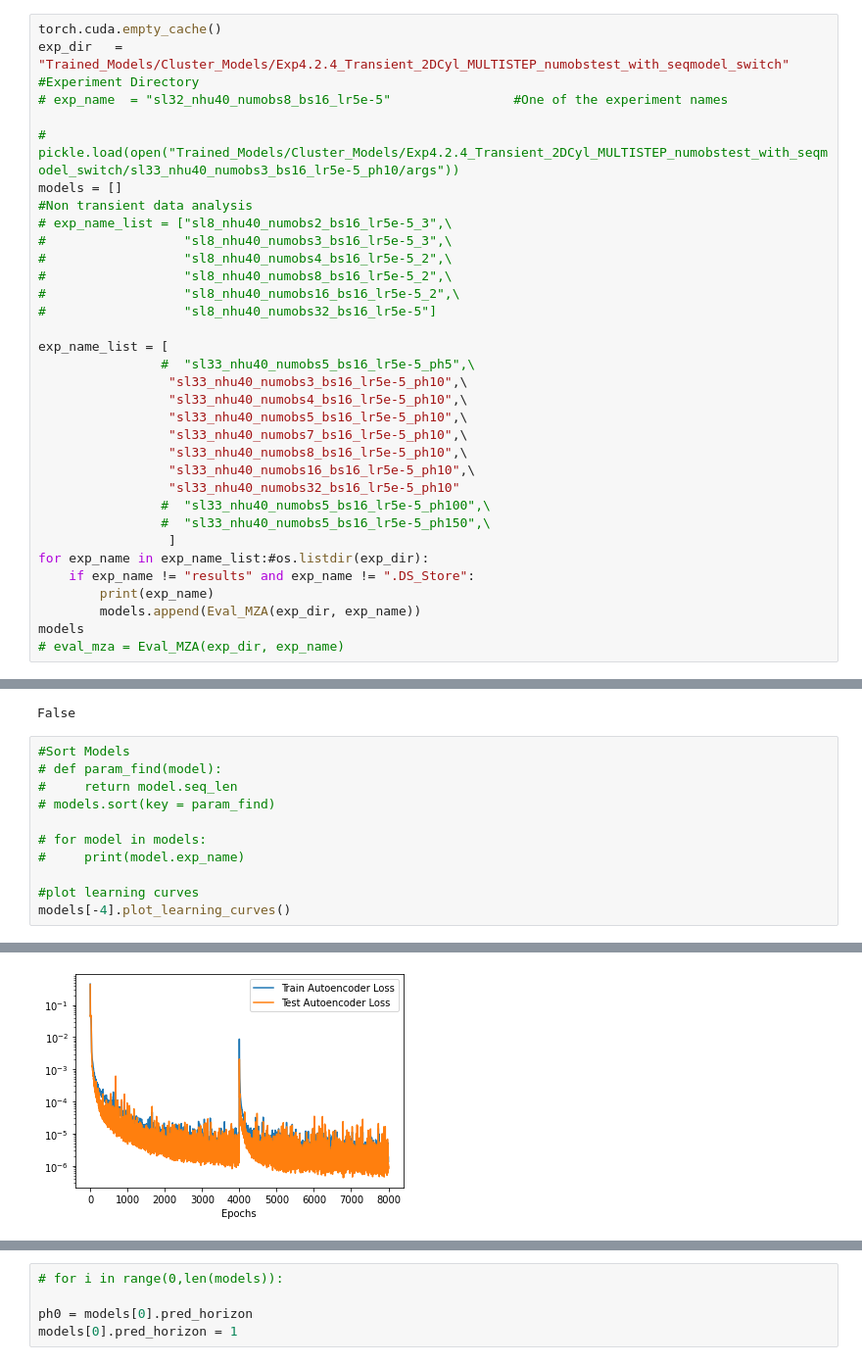
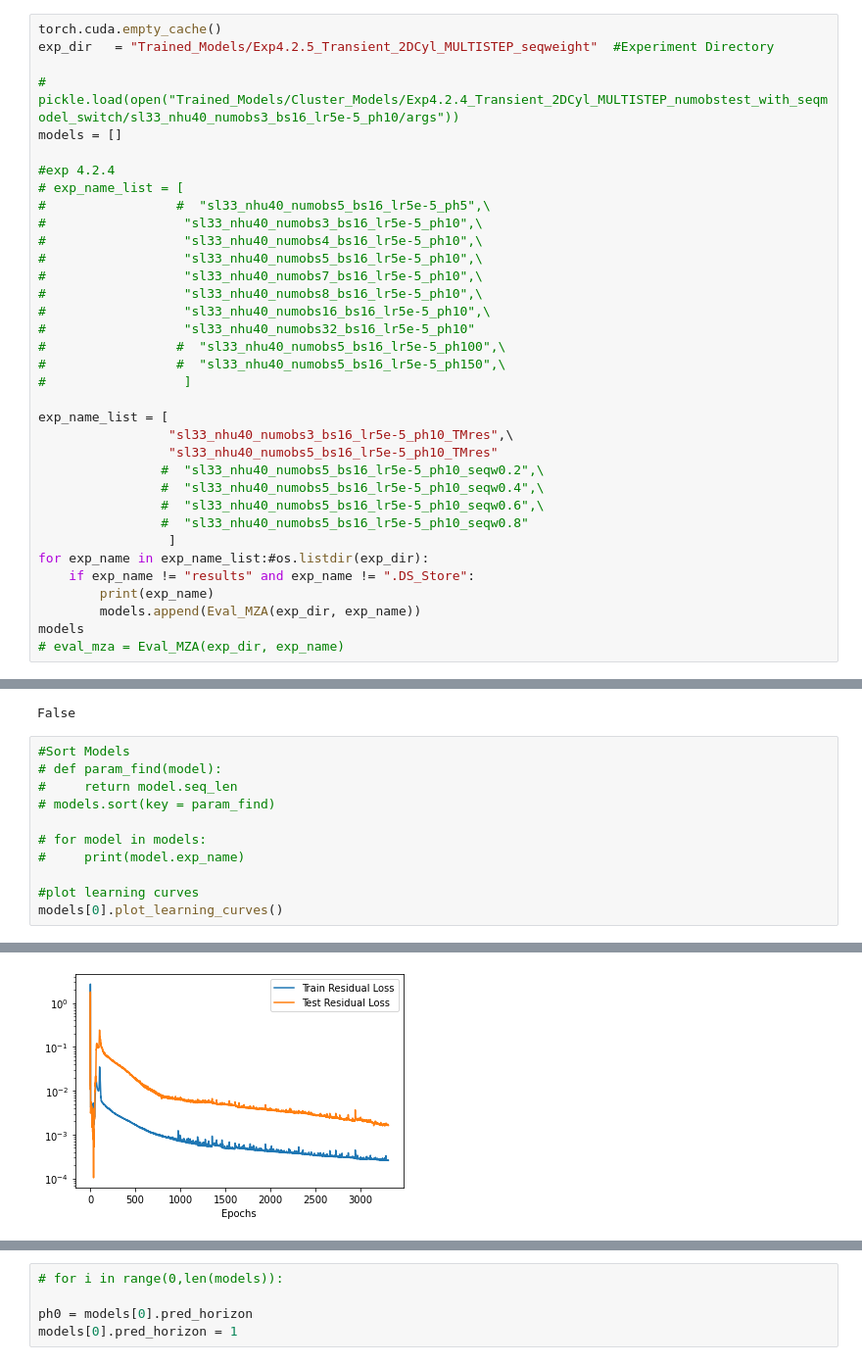
Before and after one commit to RigasLab/MZ-AE, a Jupyter notebook: Notebooks/eval_model_notebook_2Dcyl_multimodel_multistep_Exp4.2.4.ipynb, the cells around one changed output, grey strips where cells are left out. Shown at 98% size. Cells and saved outputs as stored; diff of their text form.

```diff
--- a/Notebooks/eval_model_notebook_2Dcyl_multimodel_multistep_Exp4.2.4.ipynb
+++ b/Notebooks/eval_model_notebook_2Dcyl_multimodel_multistep_Exp4.2.4.ipynb
@@ -16,30 +16,32 @@ import matplotlib.pyplot as plt
 import pandas as pd
 # %%
 torch.cuda.empty_cache()
-exp_dir   = "Trained_Models/Cluster_Models/Exp4.2.4_Transient_2DCyl_MULTISTEP_numobstest_with_seqmodel_switch"  #Experiment Directory
-# exp_name  = "sl32_nhu40_numobs8_bs16_lr5e-5"                #One of the experiment names
+exp_dir   = "Trained_Models/Exp4.2.5_Transient_2DCyl_MULTISTEP_seqweight"  #Experiment Directory
 
 # pickle.load(open("Trained_Models/Cluster_Models/Exp4.2.4_Transient_2DCyl_MULTISTEP_numobstest_with_seqmodel_switch/sl33_nhu40_numobs3_bs16_lr5e-5_ph10/args"))
 models = []
-#Non transient data analysis
-# exp_name_list = ["sl8_nhu40_numobs2_bs16_lr5e-5_3",\
-#                  "sl8_nhu40_numobs3_bs16_lr5e-5_3",\
-#                  "sl8_nhu40_numobs4_bs16_lr5e-5_2",\
-#                  "sl8_nhu40_numobs8_bs16_lr5e-5_2",\
-#                  "sl8_nhu40_numobs16_bs16_lr5e-5_2",\
-#                  "sl8_nhu40_numobs32_bs16_lr5e-5"]
+
+#exp 4.2.4
+# exp_name_list = [
+#                 #  "sl33_nhu40_numobs5_bs16_lr5e-5_ph5",\
+#                  "sl33_nhu40_numobs3_bs16_lr5e-5_ph10",\
+#                  "sl33_nhu40_numobs4_bs16_lr5e-5_ph10",\
+#                  "sl33_nhu40_numobs5_bs16_lr5e-5_ph10",\
+#                  "sl33_nhu40_numobs7_bs16_lr5e-5_ph10",\
+#                  "sl33_nhu40_numobs8_bs16_lr5e-5_ph10",\
+#                  "sl33_nhu40_numobs16_bs16_lr5e-5_ph10",\
+#                  "sl33_nhu40_numobs32_bs16_lr5e-5_ph10"
+#                 #  "sl33_nhu40_numobs5_bs16_lr5e-5_ph100",\
+#                 #  "sl33_nhu40_numobs5_bs16_lr5e-5_ph150",\
+#                  ]
 
 exp_name_list = [
-                #  "sl33_nhu40_numobs5_bs16_lr5e-5_ph5",\
-                 "sl33_nhu40_numobs3_bs16_lr5e-5_ph10",\
-                 "sl33_nhu40_numobs4_bs16_lr5e-5_ph10",\
-                 "sl33_nhu40_numobs5_bs16_lr5e-5_ph10",\
-                 "sl33_nhu40_numobs7_bs16_lr5e-5_ph10",\
-                 "sl33_nhu40_numobs8_bs16_lr5e-5_ph10",\
-                 "sl33_nhu40_numobs16_bs16_lr5e-5_ph10",\
-                 "sl33_nhu40_numobs32_bs16_lr5e-5_ph10"
-                #  "sl33_nhu40_numobs5_bs16_lr5e-5_ph100",\
-                #  "sl33_nhu40_numobs5_bs16_lr5e-5_ph150",\
+                 "sl33_nhu40_numobs3_bs16_lr5e-5_ph10_TMres",\
+                 "sl33_nhu40_numobs5_bs16_lr5e-5_ph10_TMres"
+                #  "sl33_nhu40_numobs5_bs16_lr5e-5_ph10_seqw0.2",\
+                #  "sl33_nhu40_numobs5_bs16_lr5e-5_ph10_seqw0.4",\
+                #  "sl33_nhu40_numobs5_bs16_lr5e-5_ph10_seqw0.6",\
+                #  "sl33_nhu40_numobs5_bs16_lr5e-5_ph10_seqw0.8"
                  ]
 for exp_name in exp_name_list:#os.listdir(exp_dir):
     if exp_name != "results" and exp_name != ".DS_Store":
@@ -76,5 +66,5 @@ False
 #     print(model.exp_name)
 
 #plot learning curves
-models[-4].plot_learning_curves()
+models[0].plot_learning_curves()
 # %% [output]
@@ -84 +74 @@ Epoch with Minimum train_error:  7756
-[figure, old version]
+[figure, new version]
```
Also changed, not shown: parts of 11 cells of this notebook, 5 other files.
